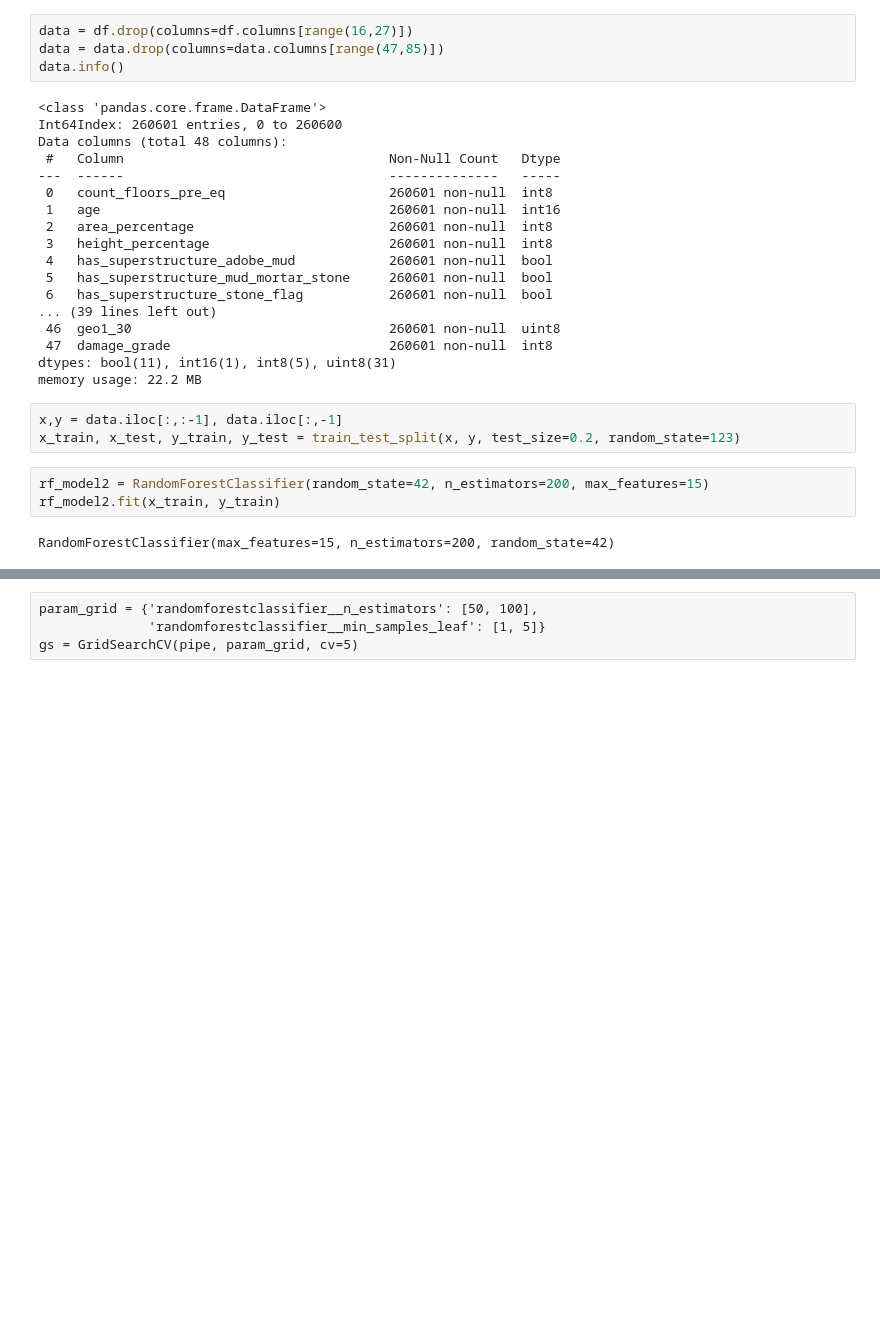
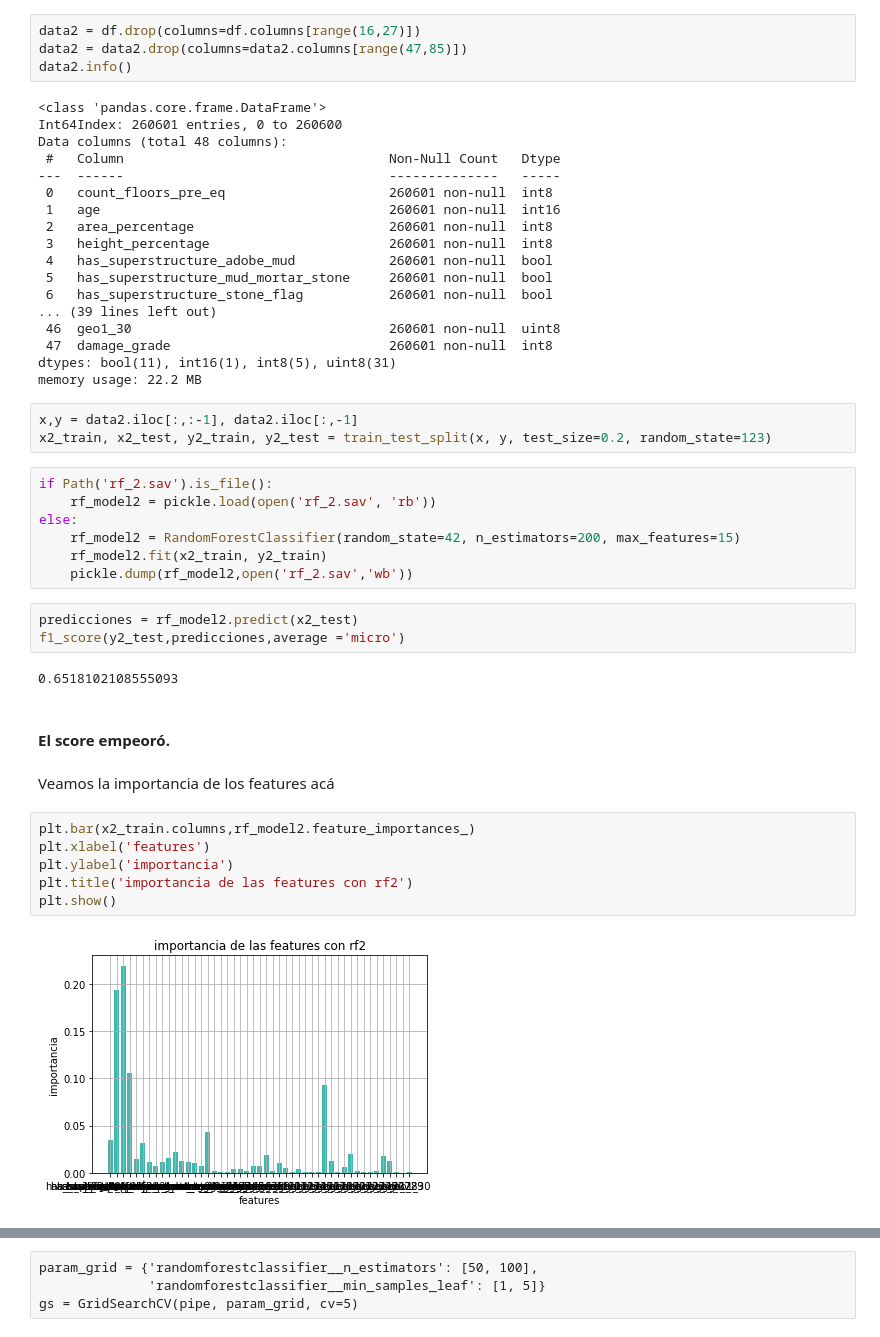
Before and after one commit to franvinas/7506-tp1, a Jupyter notebook: TP2.ipynb, the cells around one changed output, grey strips where cells are left out. Saved outputs shown, nothing was run; the diff lists cells and outputs as text; blank space fills up the shorter version.

```diff
--- a/TP2.ipynb
+++ b/TP2.ipynb
@@ -432,7 +466,7 @@ f1_score(y_test,predicciones,average ='micro')
 # %%
-data = df.drop(columns=df.columns[range(16,27)])
-data = data.drop(columns=data.columns[range(47,85)])
-data.info()
+data2 = df.drop(columns=df.columns[range(16,27)])
+data2 = data2.drop(columns=data2.columns[range(47,85)])
+data2.info()
 # %% [output]
 <class 'pandas.core.frame.DataFrame'>
 Int64Index: 260601 entries, 0 to 260600
@@ -452,10 +486,29 @@ Data columns (total 48 columns):
 dtypes: bool(11), int16(1), int8(5), uint8(31)
 memory usage: 22.2 MB
 # %%
-x,y = data.iloc[:,:-1], data.iloc[:,-1]
-x_train, x_test, y_train, y_test = train_test_split(x, y, test_size=0.2, random_state=123)
+x,y = data2.iloc[:,:-1], data2.iloc[:,-1]
+x2_train, x2_test, y2_train, y2_test = train_test_split(x, y, test_size=0.2, random_state=123)
-# %%
-rf_model2 = RandomForestClassifier(random_state=42, n_estimators=200, max_features=15)
-rf_model2.fit(x_train, y_train)
-# %% [output]
-RandomForestClassifier(max_features=15, n_estimators=200, random_state=42)
+# %%
+if Path('rf_2.sav').is_file():
+    rf_model2 = pickle.load(open('rf_2.sav', 'rb'))
+else:
+    rf_model2 = RandomForestClassifier(random_state=42, n_estimators=200, max_features=15)
+    rf_model2.fit(x2_train, y2_train)
+    pickle.dump(rf_model2,open('rf_2.sav','wb'))
+# %%
+predicciones = rf_model2.predict(x2_test)
+f1_score(y2_test,predicciones,average ='micro')
+# %% [output]
+0.6518102108555093
+# %% [markdown]
+#### El score empeoró.
+# %% [markdown]
+Veamos la importancia de los features acá
+# %%
+plt.bar(x2_train.columns,rf_model2.feature_importances_)
+plt.xlabel('features')
+plt.ylabel('importancia')
+plt.title('importancia de las features con rf2')
+plt.show()
+# %% [output]
+[figure, added]
```
Also changed, not shown: parts of 34 cells of this notebook.
